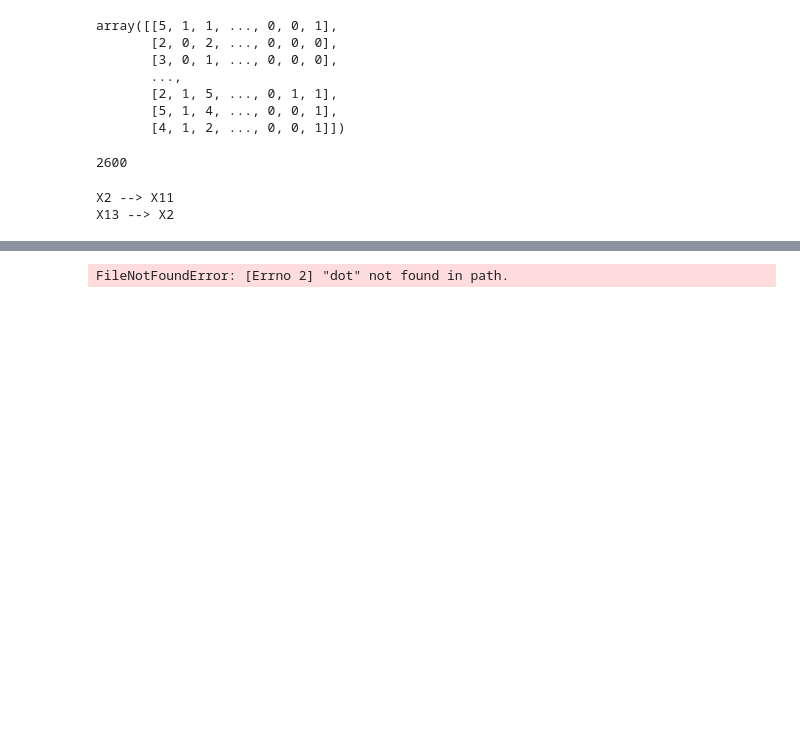
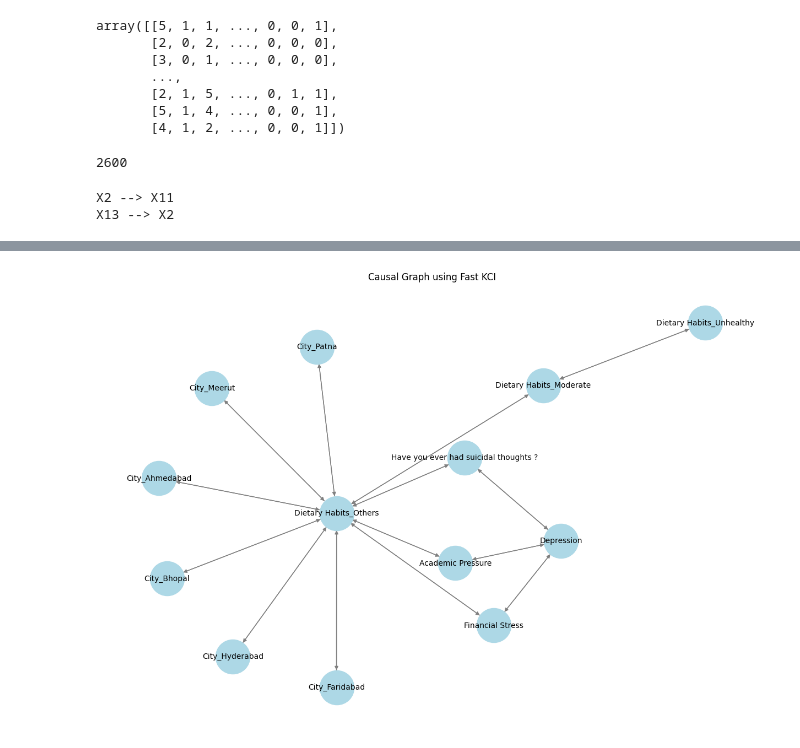
Before and after one commit to malmahasnah/capstone-team2-winter-quarter, a Jupyter notebook: fast-kci.ipynb, the cells around one changed output, grey strips where cells are left out. Saved outputs shown, nothing was run; the diff lists cells and outputs as text; code cells hidden in the pictures; blank space fills up the shorter version.

Commit message:
fast kci progress yayay

```diff
--- a/fast-kci.ipynb
+++ b/fast-kci.ipynb
@@ -101,4 +98,36 @@ SyntaxError: invalid syntax (4195147979.py, line 1)
-# %%
-pdy.write_png('test.png')
-# %% [output]
-FileNotFoundError: [Errno 2] "dot" not found in path.
+# %%
+# Convert the causal graph to a networkx graph
+G = nx.DiGraph()  # Use DiGraph for directed edges
+
+variable_names = data_encoded.columns.tolist()
+
+# Get the adjacency matrix from the PC output
+adj_matrix = g.graph
+
+num_nodes = adj_matrix.shape[0]
+for i in range(num_nodes):
+    for j in range(num_nodes):
+        if adj_matrix[i, j] != 0:  # If there's an edge
+            G.add_edge(variable_names[i], variable_names[j])  # Use column names as labels
+
+# Add edges based on adjacency matrix
+# num_nodes = adj_matrix.shape[0]
+# for i in range(num_nodes):
+#    for j in range(num_nodes):
+#        if adj_matrix[i, j] != 0:  # If there's an edge
+#            G.add_edge(i, j)  # Directed edge from i to j
+
+# Plot the graph
+plt.figure(figsize=(12, 8))
+nx.draw(G, with_labels=True, node_color="lightblue", edge_color="gray",
+        node_size=2000, font_size=10, arrows=True)
+
+pos = nx.circular_layout(G)
+
+edge_labels = {(variable_names[i], variable_names[j]): "" for i in range(num_nodes) for j in range(num_nodes) if adj_matrix[i, j] != 0}
+nx.draw_networkx_edge_labels(G, pos, edge_labels=edge_labels, font_size=8)
+
+plt.title("Causal Graph using Fast KCI")
+plt.show()
+# %% [output]
+[figure, added]
```
Also changed, not shown: parts of 1 cell of this notebook.
